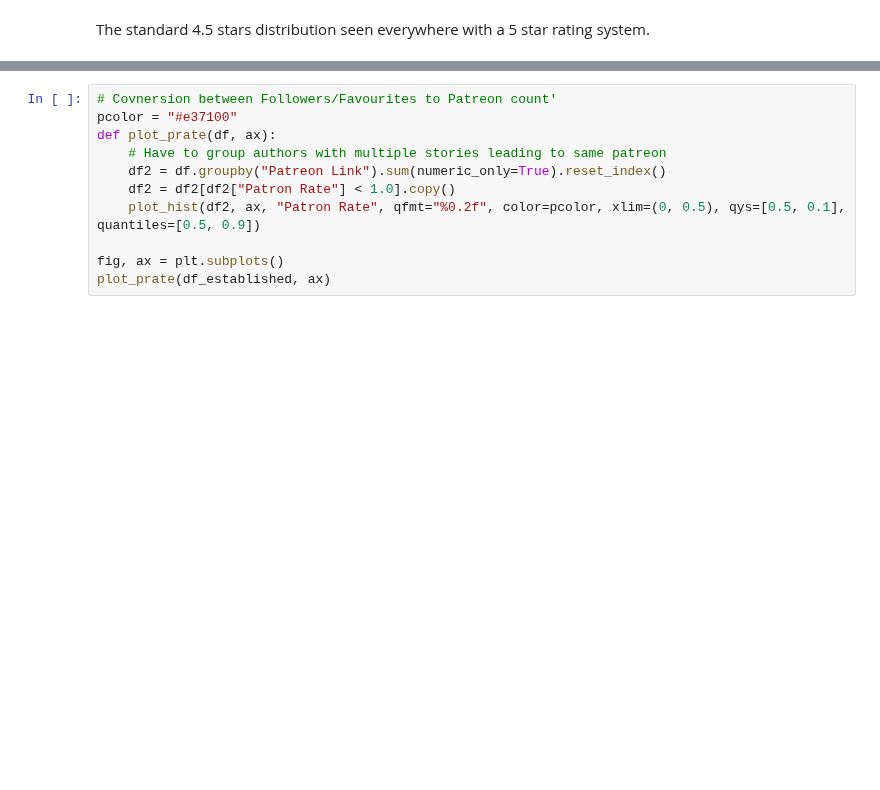
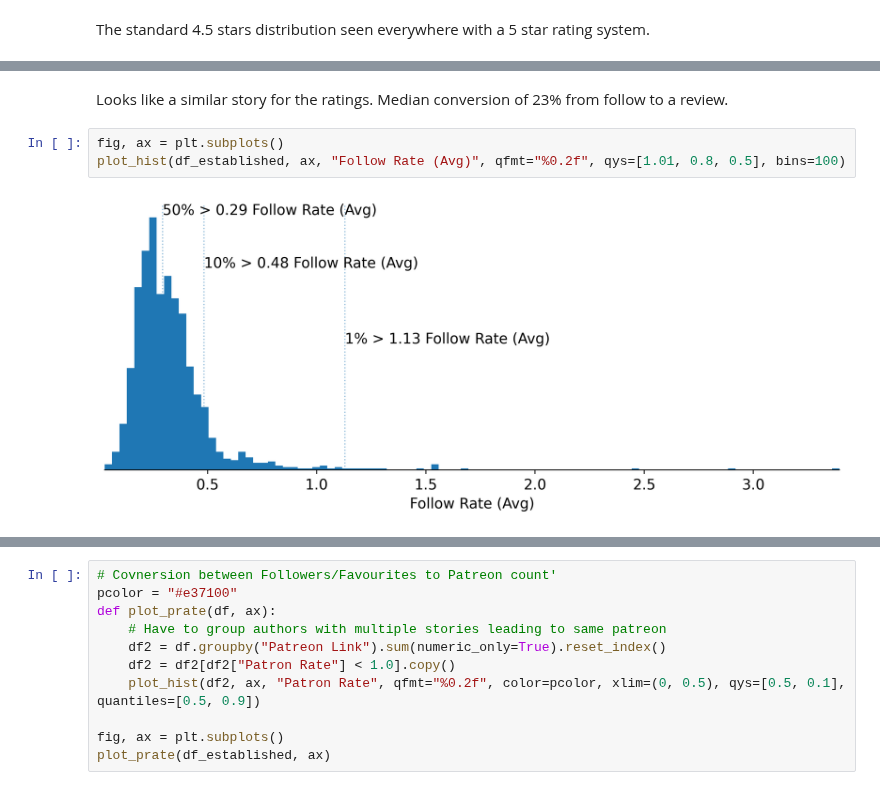
Before and after one commit to Samreay/Samreay, a Jupyter notebook: notebooks/2022-10-14-RoyalRoad.ipynb, the cells around one changed output, grey strips where cells are left out. Saved outputs shown, nothing was run; the diff lists cells and outputs as text; blank space fills up the shorter version.

```diff
--- a/notebooks/2022-10-14-RoyalRoad.ipynb
+++ b/notebooks/2022-10-14-RoyalRoad.ipynb
@@ -319,0 +341,7 @@ The standard 4.5 stars distribution seen everywhere with a 5 star rating system.
+# %% [markdown]
+Looks like a similar story for the ratings. Median conversion of 23% from follow to a review.
+# %%
+fig, ax = plt.subplots()
+plot_hist(df_established, ax, "Follow Rate (Avg)", qfmt="%0.2f", qys=[1.01, 0.8, 0.5], bins=100)
+# %% [output]
+[figure, added]
```
Also changed, not shown: parts of 8 cells of this notebook, 45 other files.
